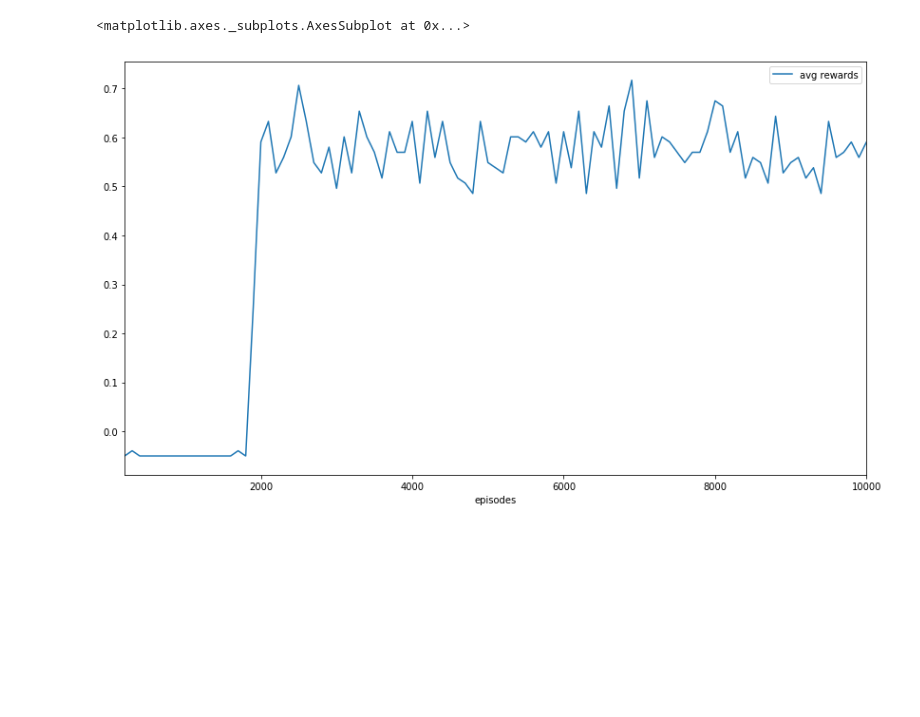
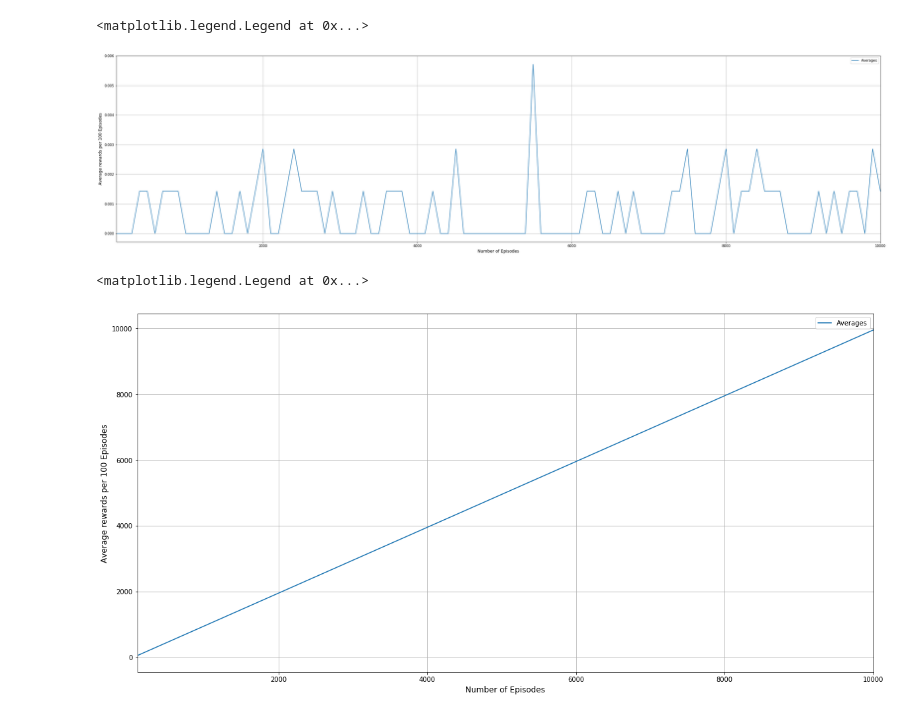
Before and after one commit to heatherlogan/Frozen-Lake, a Jupyter notebook: temp_analysis.ipynb, the cells around one changed output. Saved outputs shown, nothing was run; the diff lists cells and outputs as text; code cells hidden in the pictures; blank space fills up the shorter version.

```diff
--- a/temp_analysis.ipynb
+++ b/temp_analysis.ipynb
@@ -4,7 +4,3 @@ import pandas as pd
 import numpy as np
 import matplotlib.pyplot as plt
 import seaborn as sns
-# %%
-df = pd.read_csv("output_tables/ri_rewards.csv")
-df.columns=['episodes', 'avg rewards']
-df
@@ -30,9 +7,44 @@ df
-# %%
-fig, ax = plt.subplots(figsize=(14,8))
-
-
-
-df.plot(x='episodes', y='avg rewards', ax=ax)
-# %% [output]
-<matplotlib.axes._subplots.AxesSubplot at 0x...>
-[figure, removed]
+# %%
+def sort_df(df):
+
+    cols = [x*100 for x in range(1,501)]
+    df.columns = cols
+
+    for col in cols:
+        df[col] = df[col].apply(lambda x: x.replace("'", '') if x==x else '')
+        df[col] = df[col].apply(lambda x: float(x) if x==x else '')
+
+    avgs = df.mean(axis=0)
+    df.loc['averages'] = pd.Series(avgs)
+    df = df.transpose()
+    return df
+# %%
+random_df = sort_df(pd.read_csv("output_tables/random_rewards_per_100.csv"))
+simple_df = sort_df(pd.read_csv("output_tables/simple_rewards_per_100.csv"))
+rl_df = sort_df(pd.read_csv("output_tables/rl_rewards_per_100.csv"))
+# %%
+fig = plt.figure()
+ax = fig.add_subplot(111)
+
+
+ax = random_df['averages'].plot(figsize=(40,10), label='Averages')
+ax.grid(True)
+plt.xlabel('Number of Episodes', fontsize=12)
+plt.ylabel('Average rewards per 100 Episodes',  fontsize=12)
+ax.legend()
+# %% [output]
+<matplotlib.legend.Legend at 0x...>
+[figure, added]
+# %%
+fig = plt.figure()
+ax = fig.add_subplot(111)
+
+
+ax = simple_df['averages'].plot(figsize=(20,10), label='Averages')
+ax.grid(True)
+plt.xlabel('Number of Episodes', fontsize=12)
+plt.ylabel('Average rewards per 100 Episodes',  fontsize=12)
+ax.legend()
+# %% [output]
+<matplotlib.legend.Legend at 0x...>
+[figure, added]
```
Also changed, not shown: parts of 30 cells of this notebook, 36 other files.
